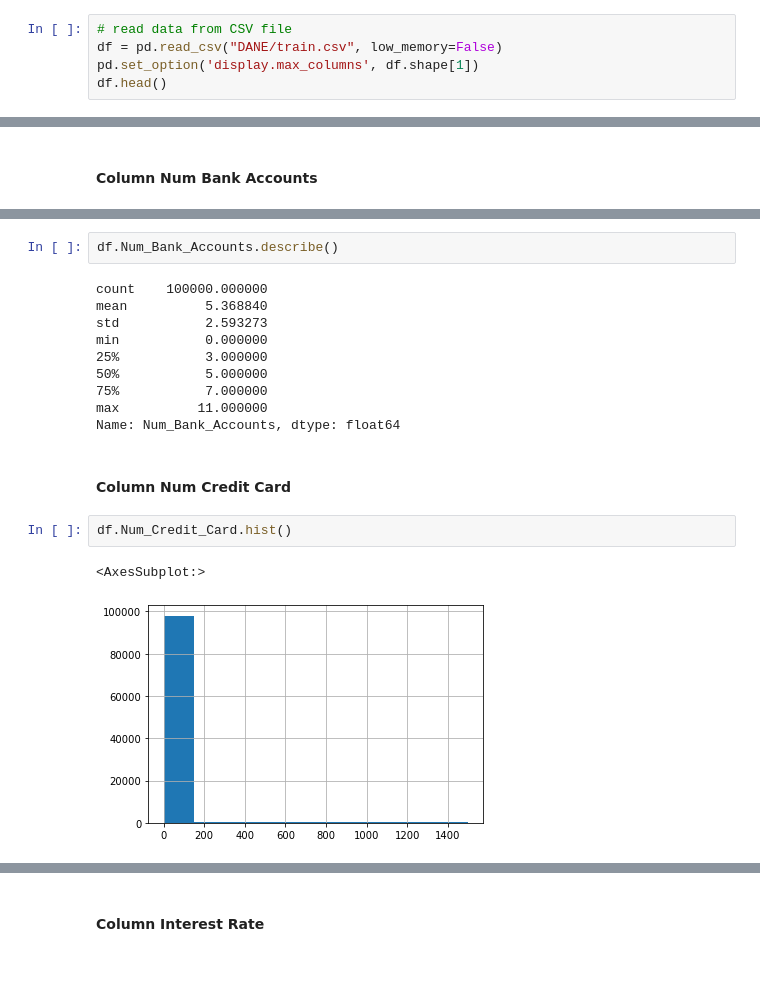
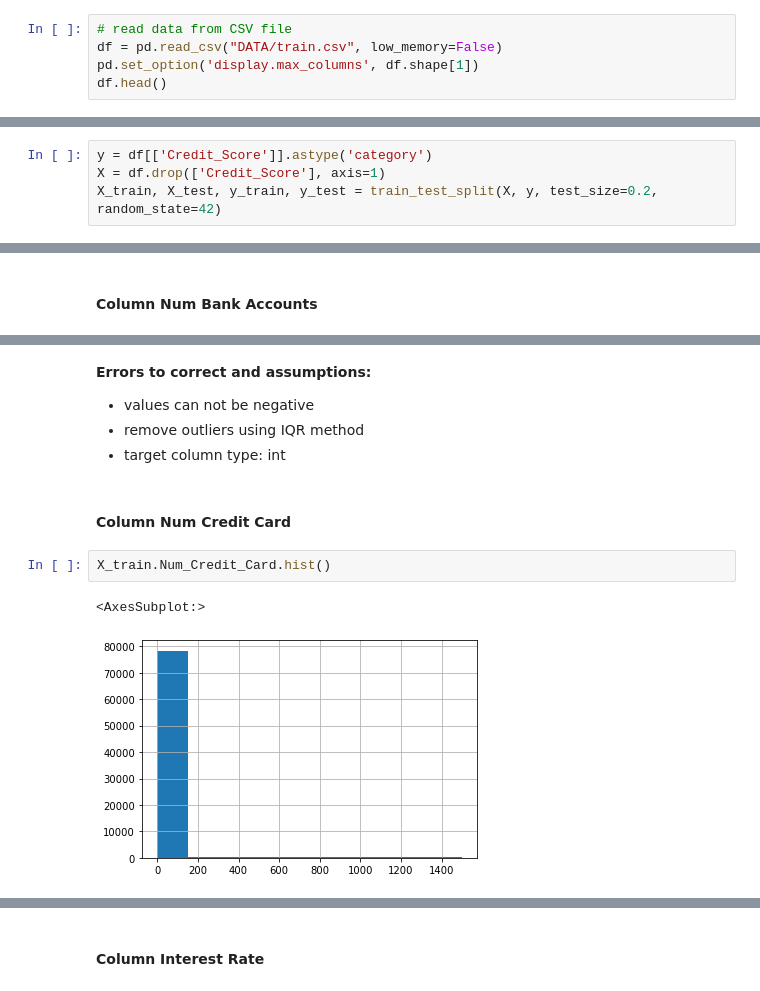
Before and after one commit to MateuszSiuda/CreditScoreClassification, a Jupyter notebook: CREDIT_SCORE_CLASSIFICATION.ipynb, the cells around one changed output, grey strips where cells are left out. Cells and saved outputs as stored; diff of their text form.

```diff
--- a/CREDIT_SCORE_CLASSIFICATION.ipynb
+++ b/CREDIT_SCORE_CLASSIFICATION.ipynb
@@ -96,6 +100,6 @@ from time import time
 # %%
 # read data from CSV file
-df = pd.read_csv("DANE/train.csv", low_memory=False)
+df = pd.read_csv("DATA/train.csv", low_memory=False)
 pd.set_option('display.max_columns', df.shape[1])
 df.head()
 # %% [output]
@@ -166,0 +157,4 @@ We skip comumn: *ID, Customer_ID, Month, Name, SSN*. Explanation of this movemen
+# %%
+y = df[['Credit_Score']].astype('category')
+X = df.drop(['Credit_Score'], axis=1)
+X_train, X_test, y_train, y_test = train_test_split(X, y, test_size=0.2, random_state=42)
@@ -473,20 +331,14 @@ plt.show()
-# %%
-df.Num_Bank_Accounts.describe()
-# %% [output]
-count    100000.000000
-mean          5.368840
-std           2.593273
-min           0.000000
-25%           3.000000
-50%           5.000000
-75%           7.000000
-max          11.000000
-Name: Num_Bank_Accounts, dtype: float64
+# %% [markdown]
+**Errors to correct and assumptions:** <br>
+
+- values can not be negative
+- remove outliers using IQR method
+- target column type: int
 # %% [markdown]
 #### Column Num Credit Card
 # %%
-df.Num_Credit_Card.hist()
+X_train.Num_Credit_Card.hist()
 # %% [output]
 <AxesSubplot:>
-[figure, old version]
+[figure, new version]
 # %%
```
Also changed, not shown: parts of 253 cells of this notebook, 12 other files.
